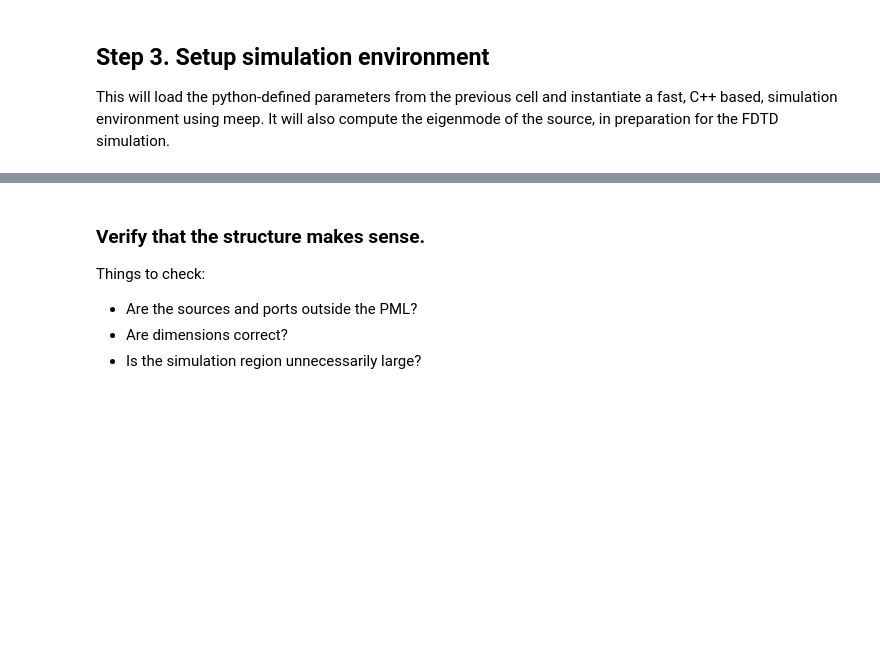
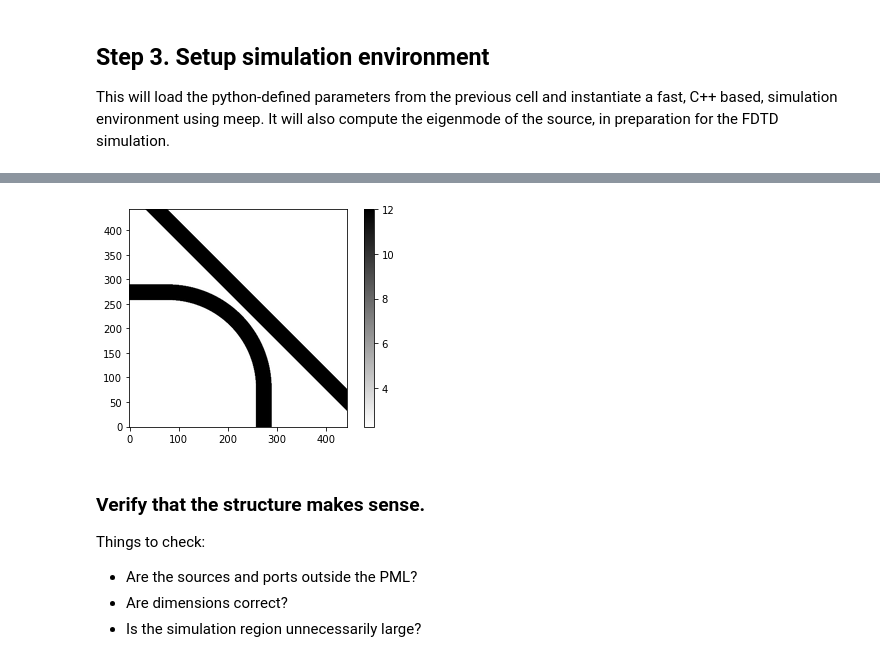
Before and after one commit to simbilod/ELE559-simulations, a Jupyter notebook: B. Waveguide Point Coupler.ipynb, the cells around one changed output, grey strips where cells are left out. Drawn from its saved outputs; the diff is of its cells as text; code cells hidden in the pictures; blank space fills up the shorter version.

```diff
--- a/B. Waveguide Point Coupler.ipynb
+++ b/B. Waveguide Point Coupler.ipynb
@@ -264,3 +277,11 @@ time for set_epsilon = 9.15257 s
+# %%
+eps_data = sim.get_array(center=cell.center, size=cell.size, component=mp.Dielectric)
+plt.figure()
+plt.imshow(eps_data.transpose(), interpolation='spline36', cmap='binary', origin='lower')
+plt.colorbar()
+plt.show()
+# %% [output]
+[figure, added]
 # %% [markdown]
 ### Verify that the structure makes sense.
 
```
Also changed, not shown: parts of 16 cells of this notebook.
